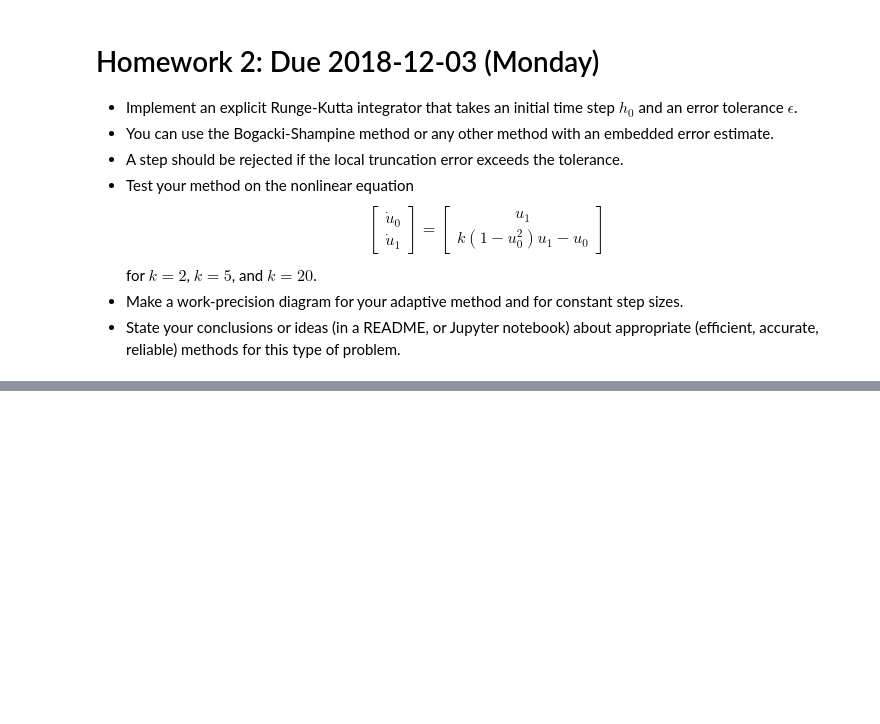
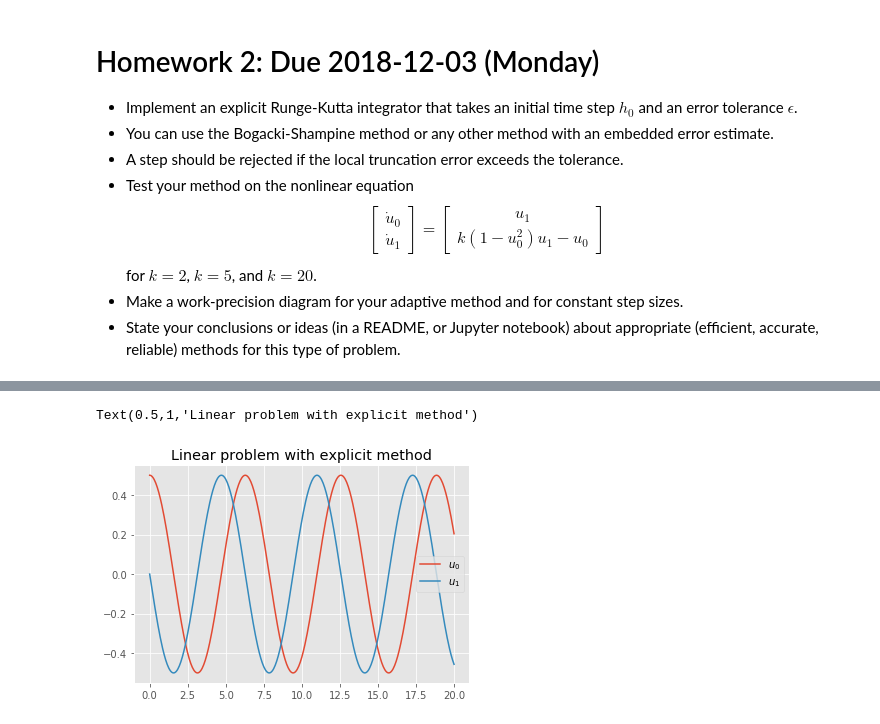
Before and after one commit to LukeMeszar/numpde, a Jupyter notebook: hw4/meszar_hw4.ipynb, the cells around one changed output, grey strips where cells are left out. Saved outputs shown, nothing was run; the diff lists cells and outputs as text; code cells hidden in the pictures; blank space fills up the shorter version.

```diff
--- a/hw4/meszar_hw4.ipynb
+++ b/hw4/meszar_hw4.ipynb
@@ -136,3 +161,16 @@ class linear:
     def u(self, t, u0):
         t = np.array(t, ndmin=1)
         return [np.real(expm(self.A*s).dot(u0)) for s in t]
+# %%
+test = linear(np.array([[0, 1],[-1, 0]]))
+u0 = np.array([.5, 0])
+hist = ode_rkexplicit(test.f, u0, h = .05,tfinal = 20)
+t_list = [t for t,u in hist]
+pyplot.figure()
+pyplot.plot(t_list, [u[0] for t,u in hist], label = '$u_0$')
+pyplot.plot(t_list, [u[1] for t,u in hist], label = '$u_1$')
+pyplot.legend(loc='right')
+pyplot.title('Linear problem with explicit method')
+# %% [output]
+Text(0.5,1,'Linear problem with explicit method')
+[figure, added]
```
Also changed, not shown: parts of 7 cells of this notebook.
